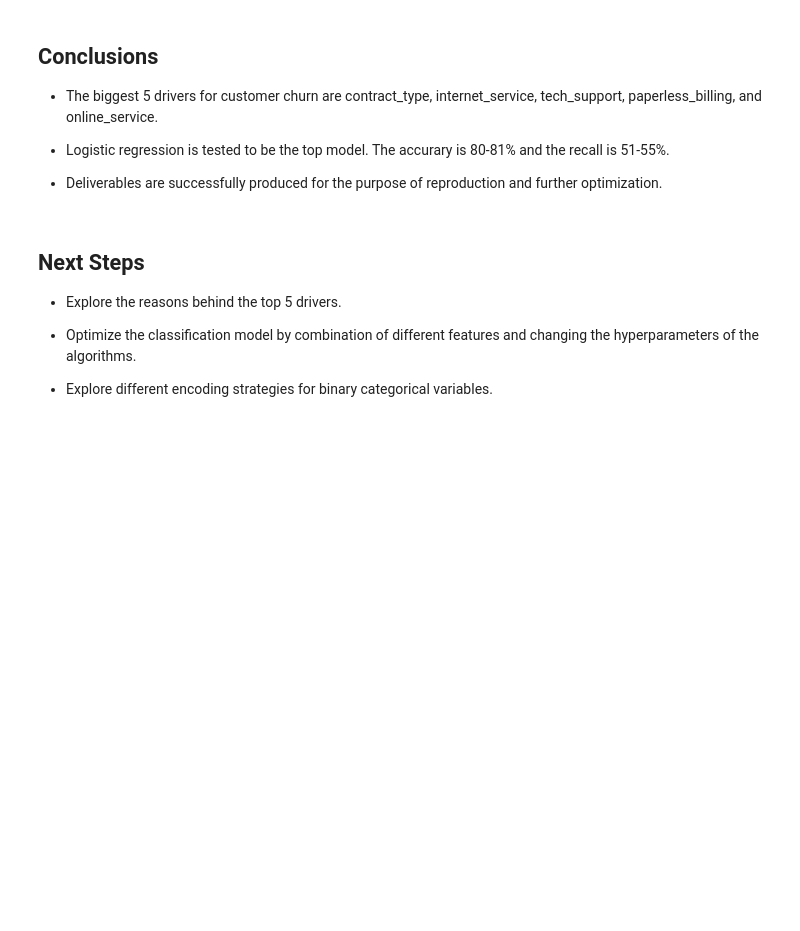
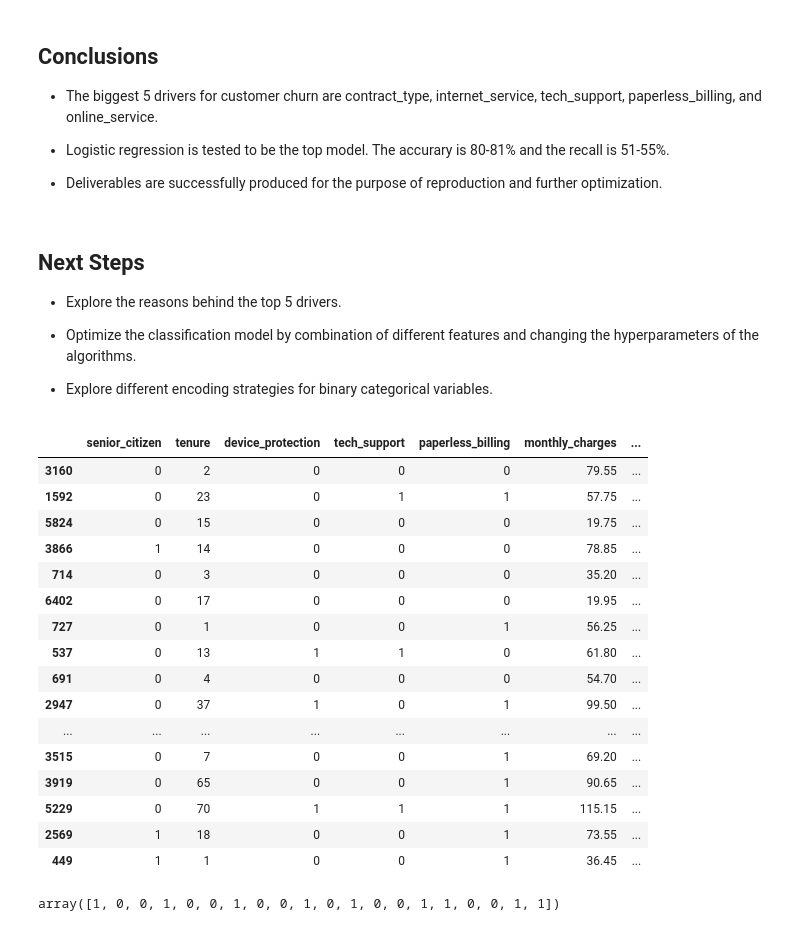
Before and after one commit to Yongliang-Shi/classification-project, a Jupyter notebook: report.ipynb, the cells around one changed output. Cells and saved outputs as stored; diff of their text form; code cells hidden in the pictures; blank space fills up the shorter version.

```diff
--- a/report.ipynb
+++ b/report.ipynb
@@ -1181,3 +1206,27 @@ coefficient.sort_values(by='coefficient_abs', ascending=False).head()
 * Optimize the classification model by combination of different features and changing the hyperparameters of the algorithms.
 
 * Explore different encoding strategies for binary categorical variables.
+# %%
+X_test.head(20)
+# %% [output]
+|  | senior_citizen | tenure | device_protection | tech_support | paperless_billing | monthly_charges | ... |
+| 3160 | 0 | 2 | 0 | 0 | 0 | 79.55 | ... |
+| 1592 | 0 | 23 | 0 | 1 | 1 | 57.75 | ... |
+| 5824 | 0 | 15 | 0 | 0 | 0 | 19.75 | ... |
+| 3866 | 1 | 14 | 0 | 0 | 0 | 78.85 | ... |
+| 714 | 0 | 3 | 0 | 0 | 0 | 35.20 | ... |
+| 6402 | 0 | 17 | 0 | 0 | 0 | 19.95 | ... |
+| 727 | 0 | 1 | 0 | 0 | 1 | 56.25 | ... |
+| 537 | 0 | 13 | 1 | 1 | 0 | 61.80 | ... |
+| 691 | 0 | 4 | 0 | 0 | 0 | 54.70 | ... |
+| 2947 | 0 | 37 | 1 | 0 | 1 | 99.50 | ... |
+| ... | ... | ... | ... | ... | ... | ... | ... |
+| 3515 | 0 | 7 | 0 | 0 | 1 | 69.20 | ... |
+| 3919 | 0 | 65 | 0 | 0 | 1 | 90.65 | ... |
+| 5229 | 0 | 70 | 1 | 1 | 1 | 115.15 | ... |
+| 2569 | 1 | 18 | 0 | 0 | 1 | 73.55 | ... |
+| 449 | 1 | 1 | 0 | 0 | 1 | 36.45 | ... |
+# %%
+y_pred_test[:20]
+# %% [output]
+array([1, 0, 0, 1, 0, 0, 1, 0, 0, 1, 0, 1, 0, 0, 1, 1, 0, 0, 1, 1])
```
Also changed, not shown: parts of 5 cells of this notebook.
